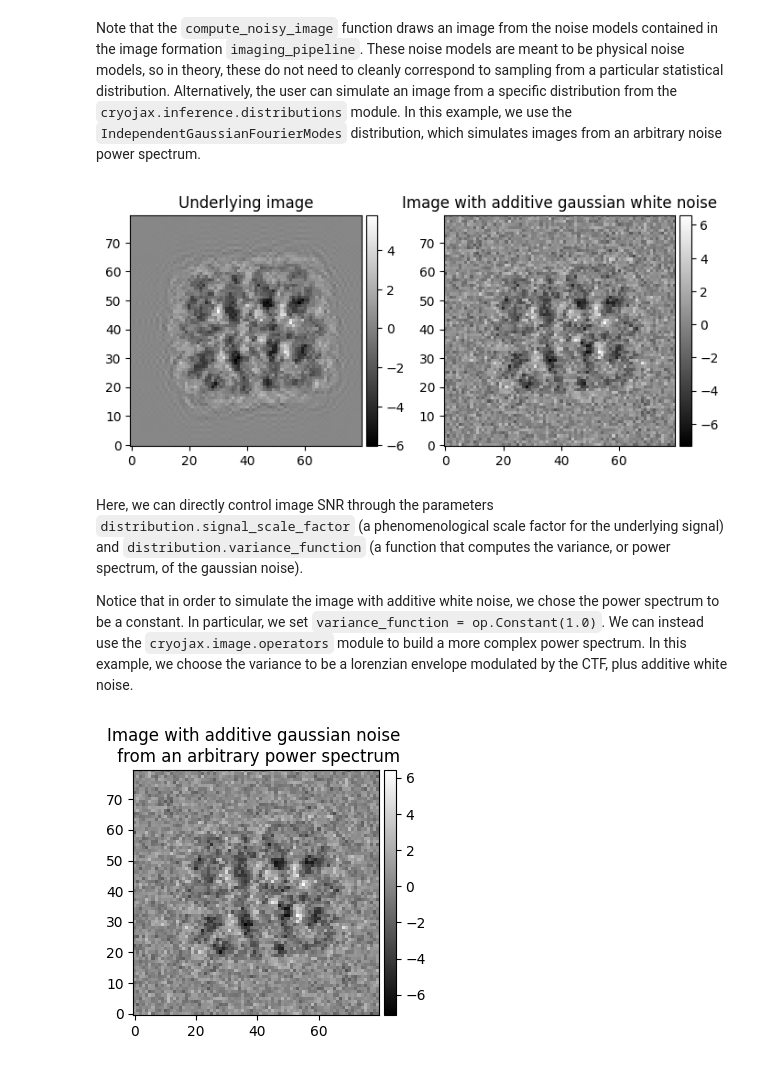
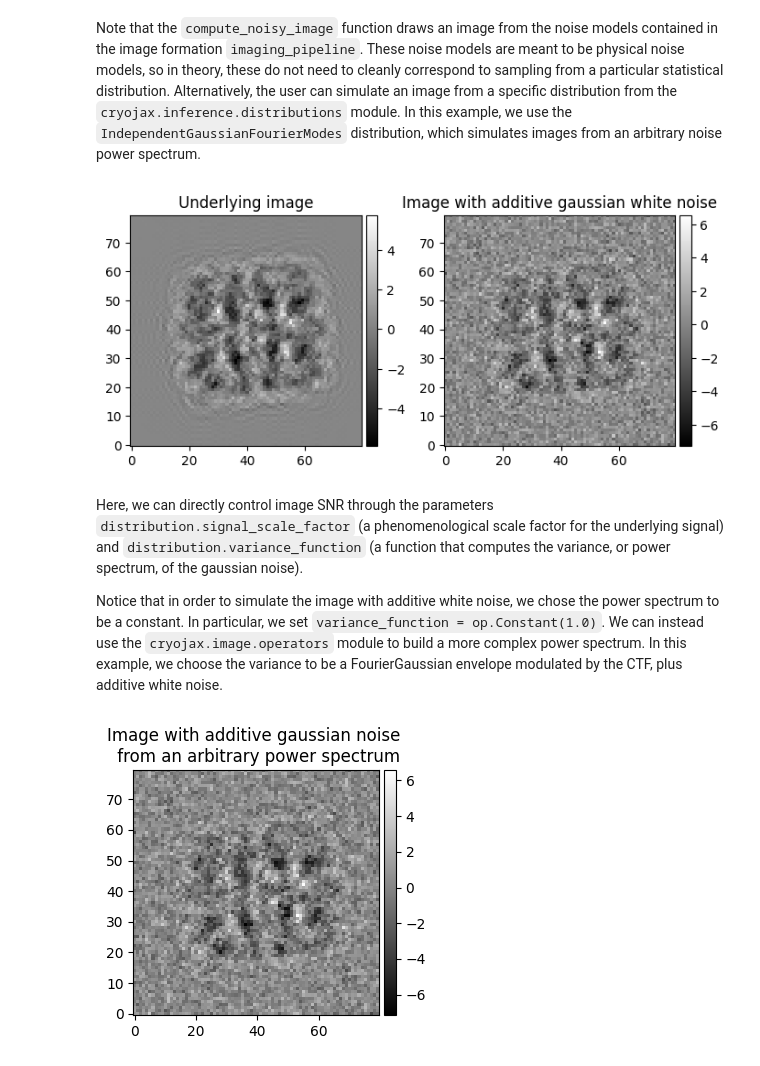
Before and after one commit to mjo22/cryojax, a Jupyter notebook: docs/examples/simulate-image.ipynb, the cells around one changed output. Cells and saved outputs as stored; diff of their text form; code cells hidden in the pictures.

Commit message:
IndependentGaussianPixels distribution

```diff
--- a/docs/examples/simulate-image.ipynb
+++ b/docs/examples/simulate-image.ipynb
@@ -72,8 +72,8 @@ transfer_theory = cxs.ContrastTransferTheory(ctf)
 # strength to be a fraction of the integrated specimen potential
 strength = 0.05 * real_voxel_grid.sum(axis=0).max() * voxel_size
 solvent = cxs.GaussianIce(
-    variance_function=op.Lorenzian(
-        amplitude=strength**2, length_scale=2.0 * potential.voxel_size
+    variance_function=op.FourierGaussian(
+        amplitude=strength**2, b_factor=(2.0 * potential.voxel_size) ** 2
     )
 )
 # ... now for the scattering theory
@@ -153,38 +153,38 @@ def compute_noisy_image_with_distribution(
     distribution: dist.AbstractDistribution, key: PRNGKeyArray
 ):
     """Simulate an image with noise from a `imaging_pipeline`."""
     return distribution.sample(key)
 
 
 # Passing the ImagePipeline and a variance function, instantiate the distribution
-distribution = dist.IndependentGaussianFourierModes(
+distribution = dist.IndependentGaussianPixels(
     imaging_pipeline,
     signal_scale_factor=1.0,
-    variance_function=op.Constant(1.0),
+    variance=1.0,
     is_signal_normalized=True,
 )
 # ... then, either simulate an image from this distribution
 key = jax.random.PRNGKey(seed=0)
 
 fig, axes = plt.subplots(ncols=2, figsize=(7, 4))
 ax1, ax2 = axes
 im1 = plot_image(
     compute_image_with_distribution(distribution),
     fig,
     ax1,
     label="Underlying image",
 )
 im2 = plot_image(
     compute_noisy_image_with_distribution(distribution, key),
     fig,
     ax2,
     label="Image with additive gaussian white noise",
 )
 plt.tight_layout()
 # %% [output]
-[figure, old version]
+[figure, new version]
 # %% [markdown]
 Here, we can directly control image SNR through the parameters `distribution.signal_scale_factor` (a phenomenological scale factor for the underlying signal) and `distribution.variance_function` (a function that computes the variance, or power spectrum, of the gaussian noise).
 
-Notice that in order to simulate the image with additive white noise, we chose the power spectrum to be a constant. In particular, we set `variance_function = op.Constant(1.0)`. We can instead use the `cryojax.image.operators` module to build a more complex power spectrum. In this example, we choose the variance to be a lorenzian envelope modulated by the CTF, plus additive white noise.
+Notice that in order to simulate the image with additive white noise, we chose the power spectrum to be a constant. In particular, we set `variance_function = op.Constant(1.0)`. We can instead use the `cryojax.image.operators` module to build a more complex power spectrum. In this example, we choose the variance to be a FourierGaussian envelope modulated by the CTF, plus additive white noise.
 # %%
```
Also changed, not shown: parts of 1 cell of this notebook, 3 other files.
